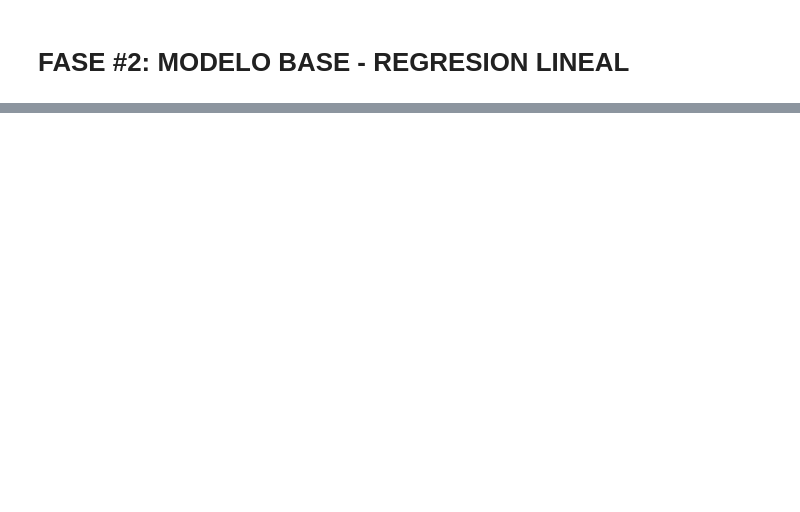
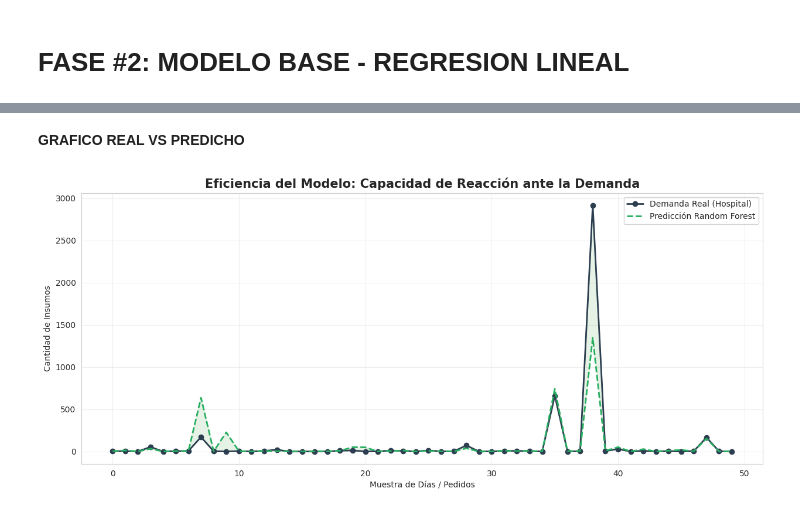
Before and after one commit to victoregomezf-maker/seminario, a Jupyter notebook: Predicción_de_demanda_insumos_medicos.ipynb, the cells around one changed output, grey strips where cells are left out. Cells and saved outputs as stored; diff of their text form; code cells hidden in the pictures; blank space fills up the shorter version.

```diff
--- a/Predicción_de_demanda_insumos_medicos.ipynb
+++ b/Predicción_de_demanda_insumos_medicos.ipynb
@@ -327,0 +508,19 @@ plt.show()
+# %% [markdown]
+**GRAFICO REAL VS PREDICHO**
+# %%
+plt.figure(figsize=(15, 6))
+
+# Tomamos los primeros 50 datos para que se vea claro y no amontonado
+plt.plot(y_test.values[:50], label='Demanda Real (Hospital)', color='#2c3e50', linewidth=2, marker='o')
+plt.plot(y_pred_rf[:50], label='Predicción Random Forest', color='#27ae60', linestyle='--', linewidth=2)
+
+plt.fill_between(range(50), y_test.values[:50], y_pred_rf[:50], color='green', alpha=0.1)
+
+plt.title('Eficiencia del Modelo: Capacidad de Reacción ante la Demanda', fontsize=15, fontweight='bold')
+plt.ylabel('Cantidad de Insumos')
+plt.xlabel('Muestra de Días / Pedidos')
+plt.legend()
+plt.grid(True, alpha=0.3)
+plt.show()
+# %% [output]
+[figure, added]
```
Also changed, not shown: parts of 17 cells of this notebook.
